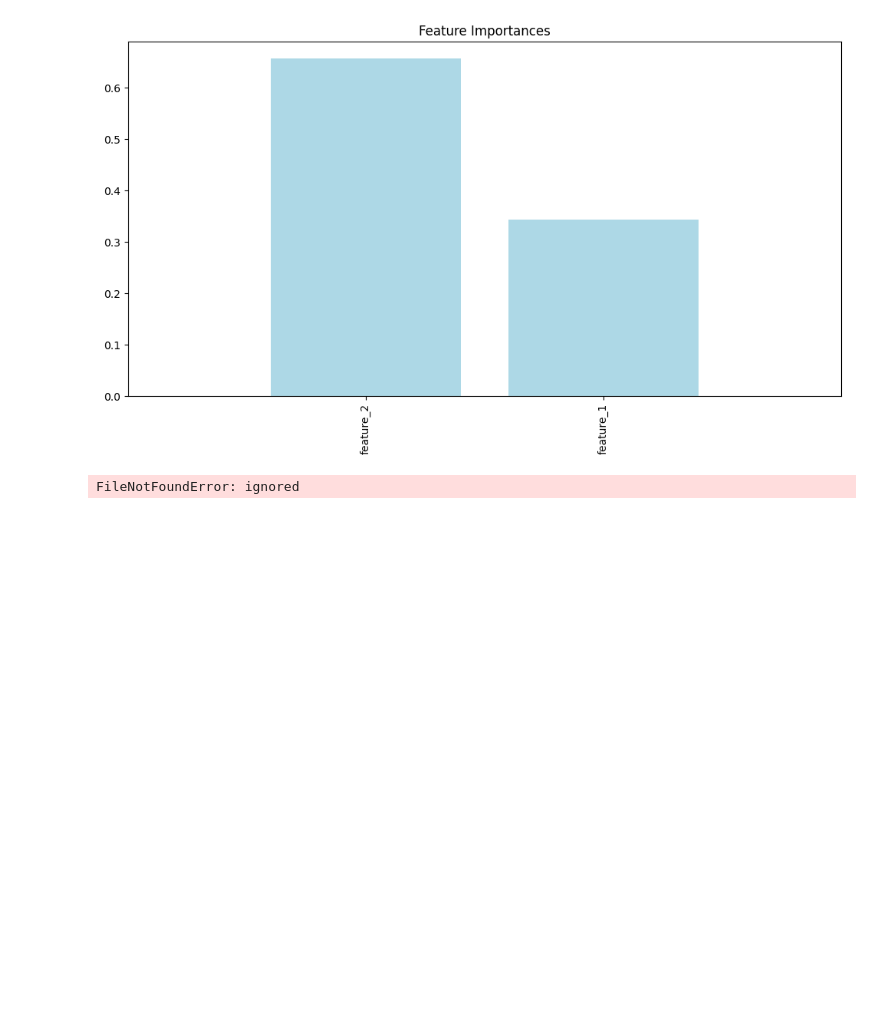
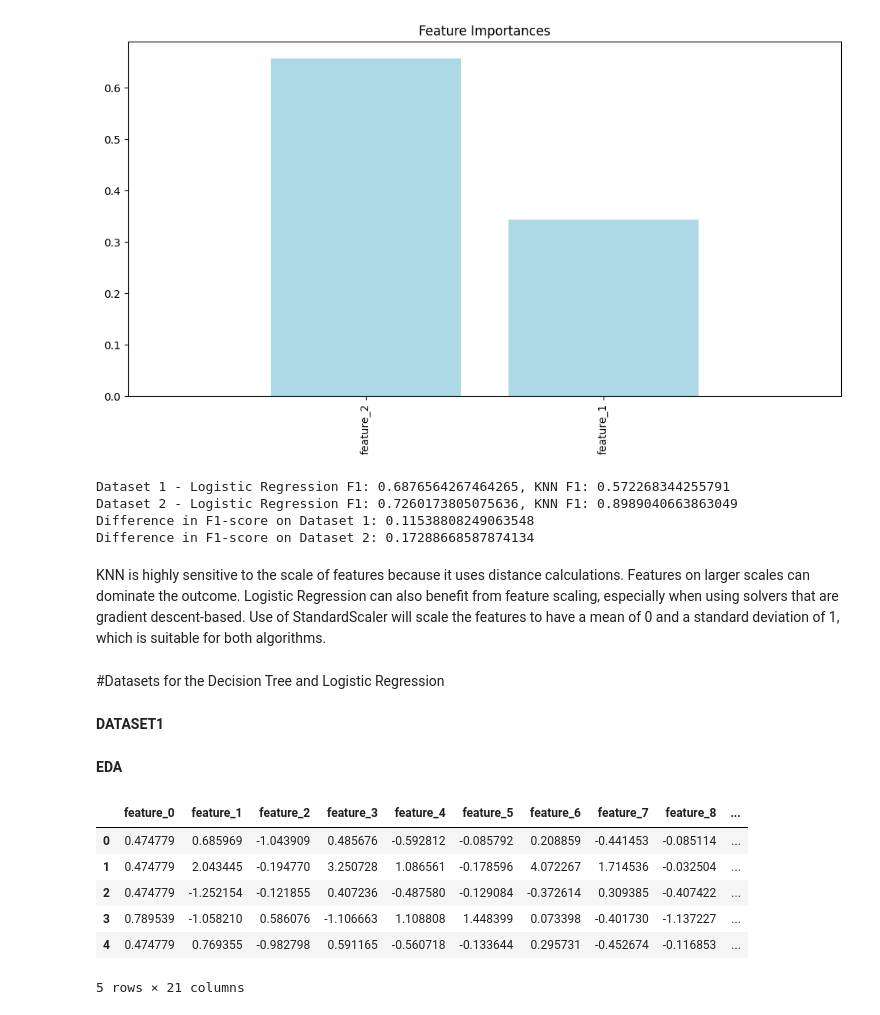
Before and after one commit to varshin99/assignment-data-challenge, a Jupyter notebook: Code.ipynb, the cells around one changed output. Saved outputs shown, nothing was run; the diff lists cells and outputs as text; code cells hidden in the pictures; blank space fills up the shorter version.

```diff
--- a/Code.ipynb
+++ b/Code.ipynb
@@ -176,16 +200,11 @@ plt.show()
 [figure]
 [figure]
 # %%
-from sklearn.linear_model import LogisticRegression
-from sklearn.neighbors import KNeighborsClassifier
-from sklearn.model_selection import cross_val_score
-import pandas as pd
-
 seed = 42  # Seed for reproducibility
 
 # Read the datasets from CSV files
-df1 = pd.read_csv("combined_circles_with_more_features.csv")
-df2 = pd.read_csv("noisy_combined_blobs_classification_dataset.csv")
+df1 = pd.read_csv("/content/Dataset1.csv")
+df2 = pd.read_csv("/content/Dataset2.csv")
 
 # Prepare the data and labels
 X1 = df1.drop('label', axis=1).values
@@ -193,7 +212,6 @@ y1 = df1['label'].values
 X2 = df2.drop('label', axis=1).values
 y2 = df2['label'].values
 
-from sklearn.preprocessing import StandardScaler
 
 # Initialize the StandardScaler
 scaler = StandardScaler()
@@ -204,7 +222,6 @@ X1_scaled = scaler.fit_transform(X1)  # Scale features
 # Preprocess the data for Dataset 2
 X2_scaled = scaler.fit_transform(X2)  # Scale features
 
-# Now use X1_scaled and X2_scaled for model training and evaluation
 
 
 # Initialize the Logistic Regression and K-Nearest Neighbors classifiers with default parameters
@@ -225,5 +242,16 @@ print(f"Dataset 2 - Logistic Regression F1: {f1_log_reg_2}, KNN F1: {f1_knn_2}")
 print("Difference in F1-score on Dataset 1:", f1_log_reg_1 - f1_knn_1)
 print("Difference in F1-score on Dataset 2:", f1_knn_2 - f1_log_reg_2)
 # %% [output]
-FileNotFoundError: ignored
+Dataset 1 - Logistic Regression F1: 0.6876564267464265, KNN F1: 0.572268344255791
+Dataset 2 - Logistic Regression F1: 0.7260173805075636, KNN F1: 0.8989040663863049
+Difference in F1-score on Dataset 1: 0.11538808249063548
+Difference in F1-score on Dataset 2: 0.17288668587874134
+# %% [markdown]
+KNN is highly sensitive to the scale of features because it uses distance calculations. Features on larger scales can dominate the outcome.
+Logistic Regression can also benefit from feature scaling, especially when using solvers that are gradient descent-based.
+Use of StandardScaler will scale the features  to have a mean of 0 and a standard deviation of 1, which is suitable for both algorithms.
+# %% [markdown]
+#Datasets for the Decision Tree and Logistic Regression
+# %% [markdown]
+**DATASET1**
 # %%
@@ -265,0 +288,12 @@ df_svm_favorable.to_csv("svm_favorable_dataset.csv", index=False)
+# %% [markdown]
+**EDA**
+# %%
+df_svm_favorable.head()
+# %% [output]
+|  | feature_0 | feature_1 | feature_2 | feature_3 | feature_4 | feature_5 | feature_6 | feature_7 | feature_8 | ... |
+| 0 | 0.474779 | 0.685969 | -1.043909 | 0.485676 | -0.592812 | -0.085792 | 0.208859 | -0.441453 | -0.085114 | ... |
+| 1 | 0.474779 | 2.043445 | -0.194770 | 3.250728 | 1.086561 | -0.178596 | 4.072267 | 1.714536 | -0.032504 | ... |
+| 2 | 0.474779 | -1.252154 | -0.121855 | 0.407236 | -0.487580 | -0.129084 | -0.372614 | 0.309385 | -0.407422 | ... |
+| 3 | 0.789539 | -1.058210 | 0.586076 | -1.106663 | 1.108808 | 1.448399 | 0.073398 | -0.401730 | -1.137227 | ... |
+| 4 | 0.474779 | 0.769355 | -0.982798 | 0.591165 | -0.560718 | -0.133644 | 0.295731 | -0.452674 | -0.116853 | ... |
+5 rows × 21 columns
```
Also changed, not shown: parts of 10 cells of this notebook.
